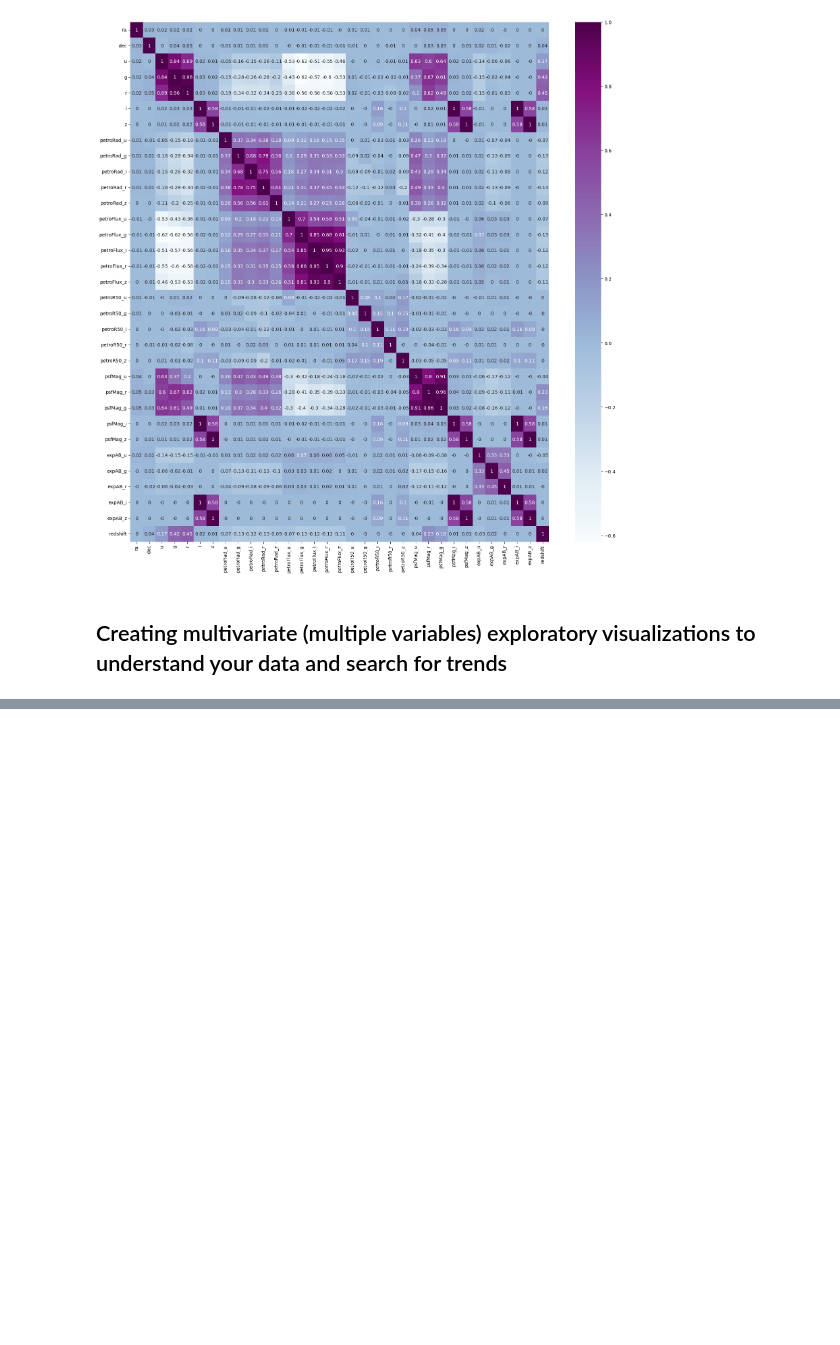
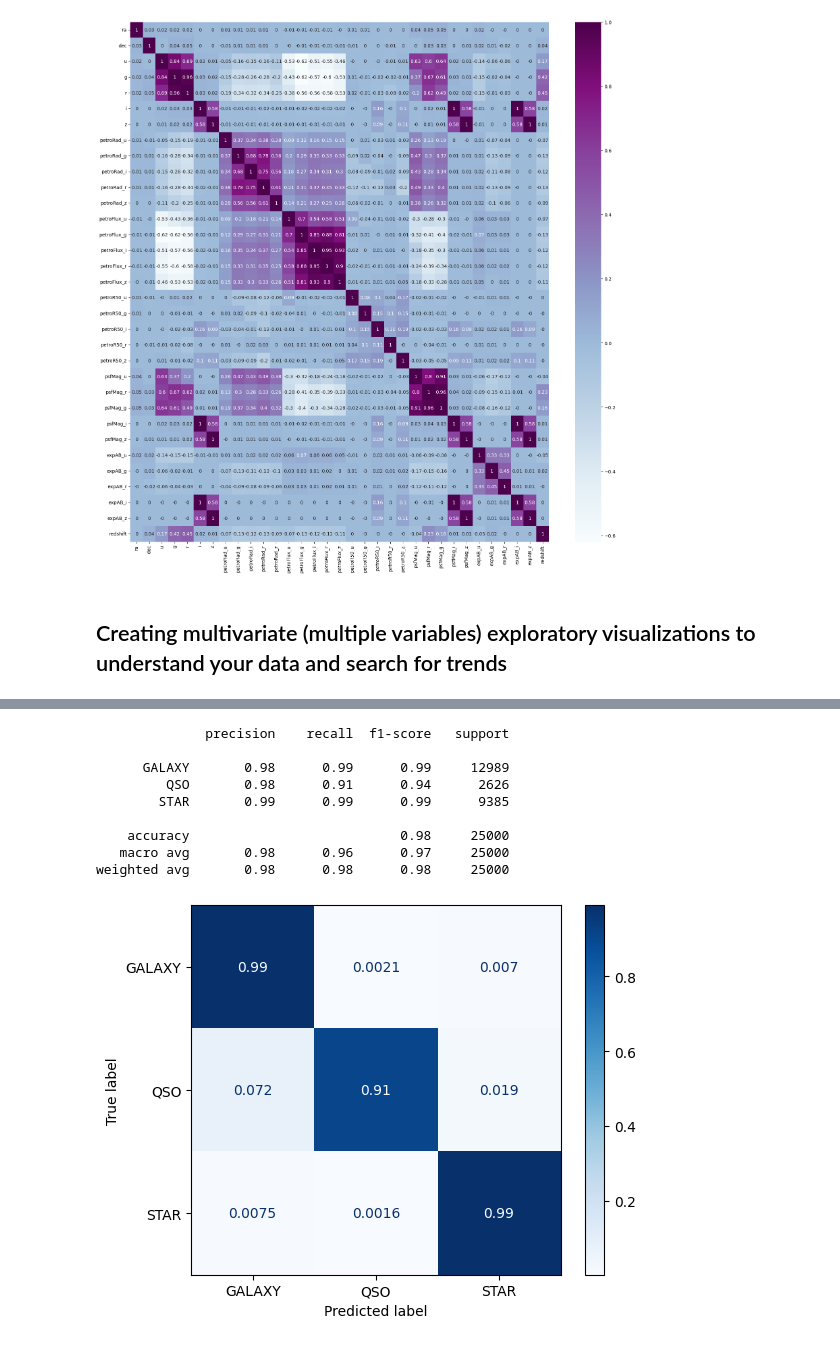
Before and after one commit to Souha-Kabtni/Celestial_Bodies_Detected, a Jupyter notebook: Project_2.ipynb, the cells around one changed output, grey strips where cells are left out. Saved outputs shown, nothing was run; the diff lists cells and outputs as text; code cells hidden in the pictures; blank space fills up the shorter version.

```diff
--- a/Project_2.ipynb
+++ b/Project_2.ipynb
@@ -265,0 +296,5 @@ sns.heatmap(df.corr().round(2),cmap='BuPu', annot=True);
+# %%
+#Train test split
+X = df.drop(columns=['class'])
+y = df['class']
+X_train, X_test, y_train, y_test = train_test_split(X, y, random_state=42)
@@ -265,0 +327,24 @@ sns.heatmap(df.corr().round(2),cmap='BuPu', annot=True);
+# %%
+# Create amy 1st Default model pipeline using KNN algorithm
+knn = KNeighborsClassifier()
+scaler = StandardScaler()
+knn_pipe = make_pipeline(scaler, knn)
+
+#Fit and evaluate the baseline model pipeline
+
+knn_pipe.fit(X_train, y_train)
+train_preds_K = knn_pipe.predict(X_train)
+test_preds_K = knn_pipe.predict(X_test)
+
+# I would like to display the values of my default model's key hyperparameters to be tuned later on :)
+# These values will help direct my choice of the ranges to put in GridsearchCV for tuning
+
+# print(f'- What is the number of neighbors used: {knn.n_neighbors}' '\n')
+# print(f'- What is the power parameter for the Minkowski metric used: {knn.p}' '\n')
+# print(f'- What is the weight used: {knn.weights}' '\n')
+
+print('Training Evaluation Scores\n')
+evaluate_classification(y_train, train_preds_K, average = 'macro')
+print('\n')
+print('Testing Evaluation Scores\n')
+evaluate_classification(y_test, test_preds_K, average='macro')
@@ -265,0 +366,14 @@ sns.heatmap(df.corr().round(2),cmap='BuPu', annot=True);
+# %%
+print(classification_report(y_test, test_preds_K))
+ConfusionMatrixDisplay.from_predictions(y_test, test_preds_K, normalize='true', cmap='Blues');
+# %% [output]
+              precision    recall  f1-score   support
+
+      GALAXY       0.98      0.99      0.99     12989
+         QSO       0.98      0.91      0.94      2626
+        STAR       0.99      0.99      0.99      9385
+
+    accuracy                           0.98     25000
+   macro avg       0.98      0.96      0.97     25000
+weighted avg       0.98      0.98      0.98     25000
+[figure, added]
```
Also changed, not shown: parts of 15 cells of this notebook.
